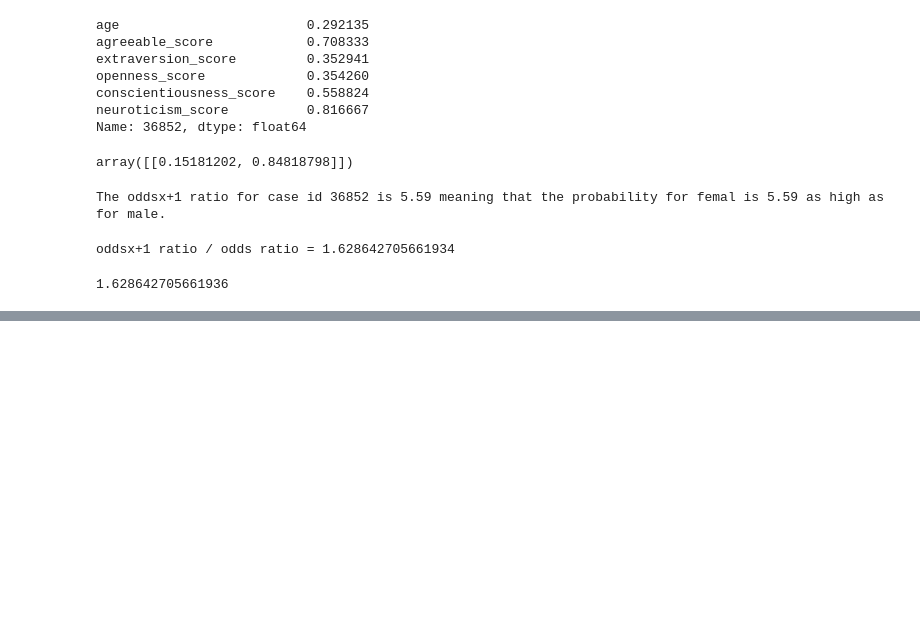
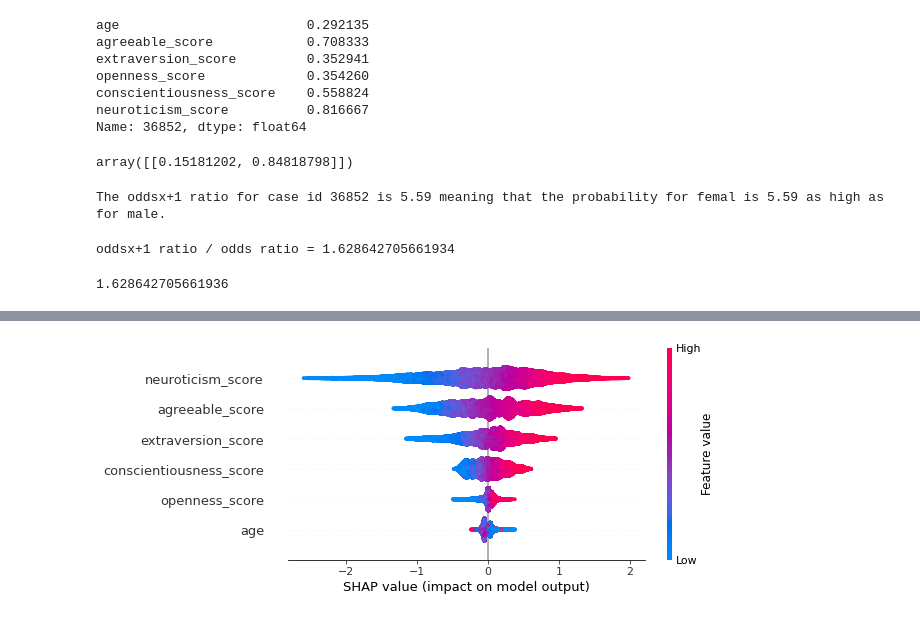
Before and after one commit to efratkohen/Big_five, a Jupyter notebook: Big Five.ipynb, the cells around one changed output, grey strips where cells are left out. Cells and saved outputs as stored; diff of their text form; code cells hidden in the pictures; blank space fills up the shorter version.

```diff
--- a/Big Five.ipynb
+++ b/Big Five.ipynb
@@ -629,0 +675,4 @@ Explainability1_df
+# %%
+shap.plots.beeswarm(shap_values)
+# %% [output]
+[figure, added]
```
Also changed, not shown: parts of 17 cells of this notebook.
